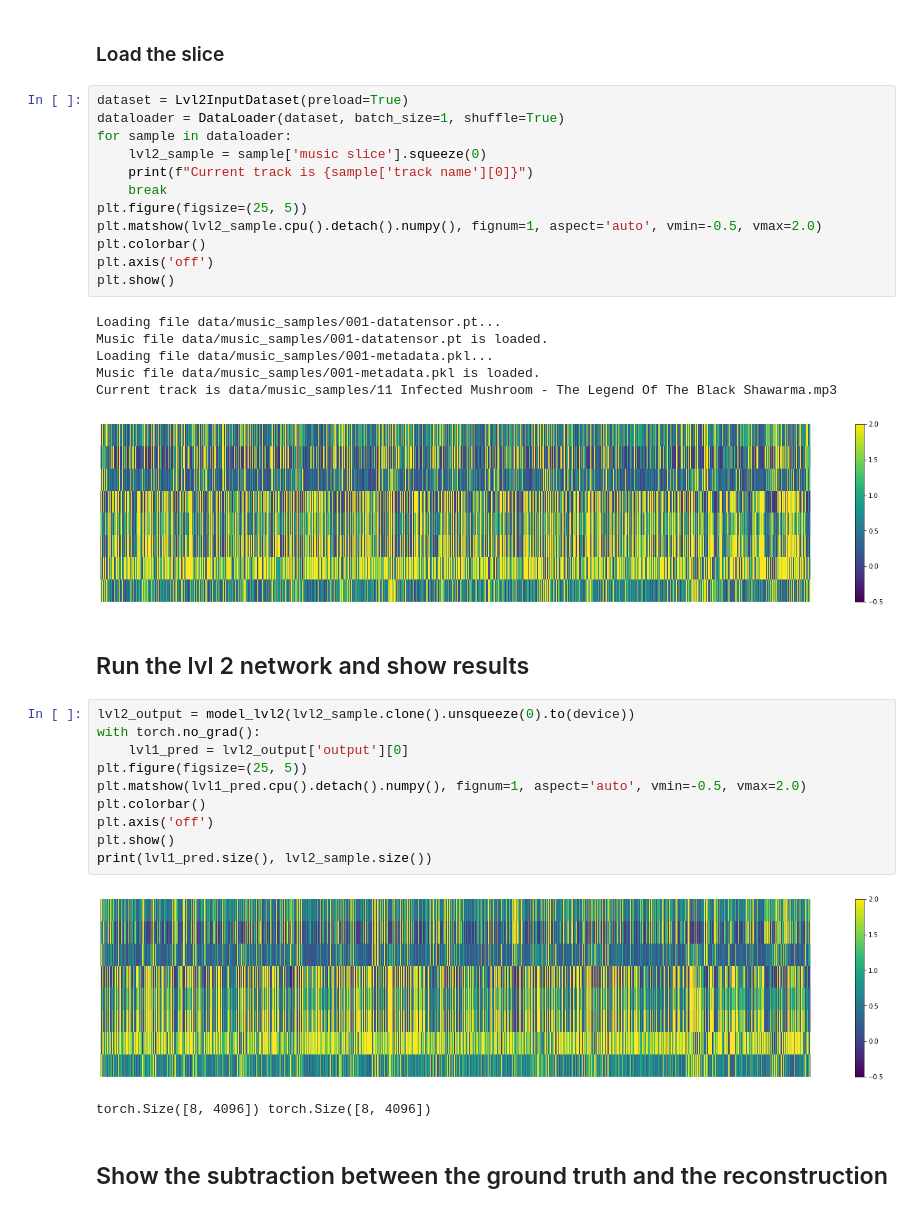
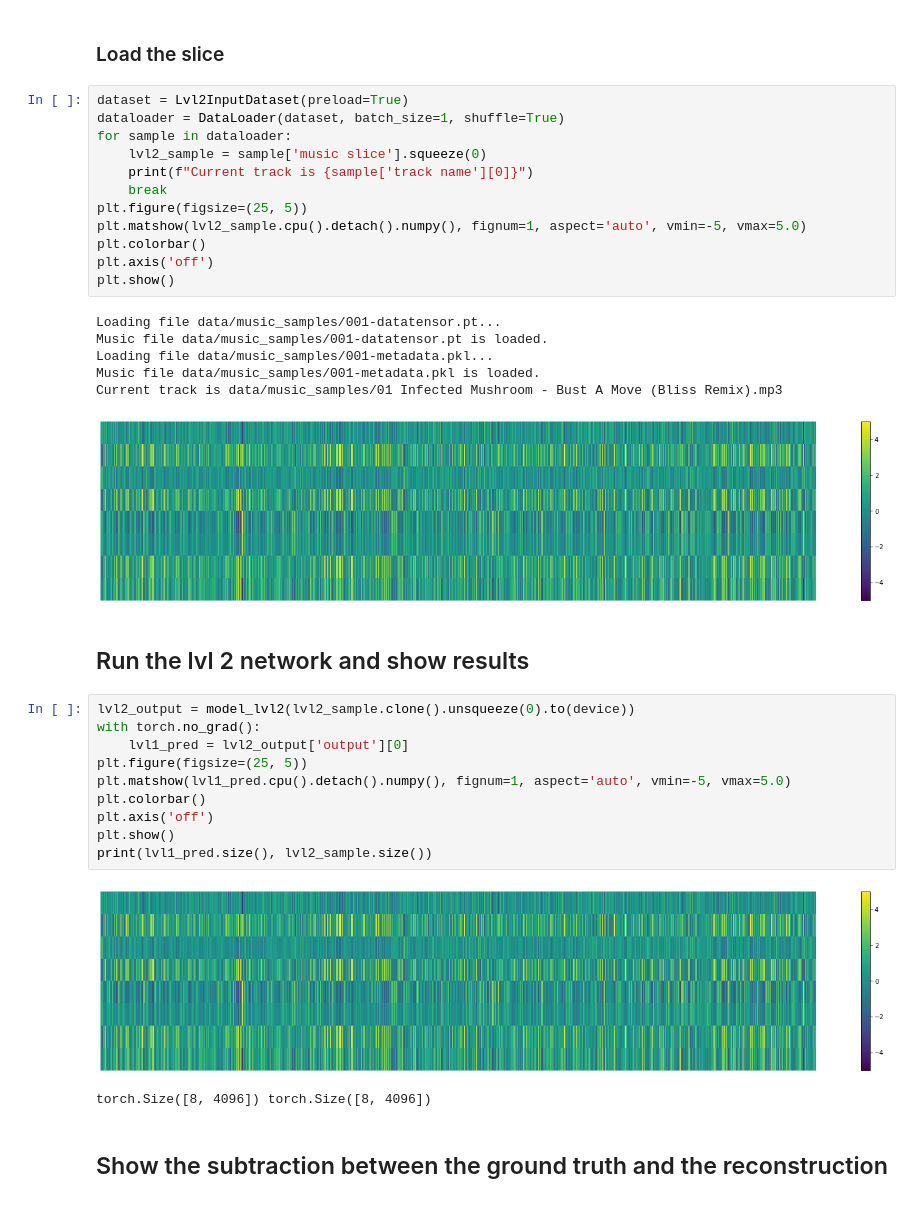
Before and after one commit to VovaTch/Infected_hdiff, a Jupyter notebook: test_lvl2_vqvae.ipynb, the cells around one changed output. Saved outputs shown, nothing was run; the diff lists cells and outputs as text.

```diff
--- a/test_lvl2_vqvae.ipynb
+++ b/test_lvl2_vqvae.ipynb
@@ -105,22 +105,22 @@ eye_mat = torch.diag(lin_vector).to(device)
 # %%
 dataset = Lvl2InputDataset(preload=True)
 dataloader = DataLoader(dataset, batch_size=1, shuffle=True)
 for sample in dataloader:
     lvl2_sample = sample['music slice'].squeeze(0)
     print(f"Current track is {sample['track name'][0]}")
     break
 plt.figure(figsize=(25, 5))
-plt.matshow(lvl2_sample.cpu().detach().numpy(), fignum=1, aspect='auto', vmin=-0.5, vmax=2.0)
+plt.matshow(lvl2_sample.cpu().detach().numpy(), fignum=1, aspect='auto', vmin=-5, vmax=5.0)
 plt.colorbar()
 plt.axis('off')
 plt.show()
 # %% [output]
 Loading file data/music_samples/001-datatensor.pt...
 Music file data/music_samples/001-datatensor.pt is loaded.
 Loading file data/music_samples/001-metadata.pkl...
 Music file data/music_samples/001-metadata.pkl is loaded.
-Current track is data/music_samples/11 Infected Mushroom - The Legend Of The Black Shawarma.mp3
+Current track is data/music_samples/01 Infected Mushroom - Bust A Move (Bliss Remix).mp3
-[figure, old version]
+[figure, new version]
 # %% [markdown]
 ## Run the lvl 2 network and show results
 # %%
@@ -128,13 +128,13 @@ lvl2_output = model_lvl2(lvl2_sample.clone().unsqueeze(0).to(device))
 with torch.no_grad():
     lvl1_pred = lvl2_output['output'][0]
 plt.figure(figsize=(25, 5))
-plt.matshow(lvl1_pred.cpu().detach().numpy(), fignum=1, aspect='auto', vmin=-0.5, vmax=2.0)
+plt.matshow(lvl1_pred.cpu().detach().numpy(), fignum=1, aspect='auto', vmin=-5, vmax=5.0)
 plt.colorbar()
 plt.axis('off')
 plt.show()
 print(lvl1_pred.size(), lvl2_sample.size())
 # %% [output]
-[figure, old version]
+[figure, new version]
 torch.Size([8, 4096]) torch.Size([8, 4096])
 # %% [markdown]
 ## Show the subtraction between the ground truth and the reconstruction
```
Also changed, not shown: parts of 4 cells of this notebook, 6 other files.
